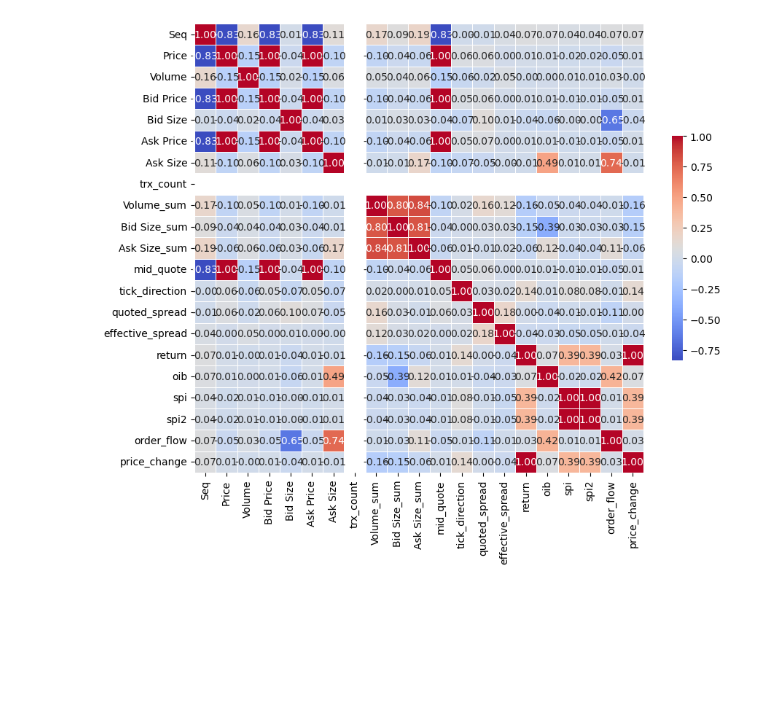
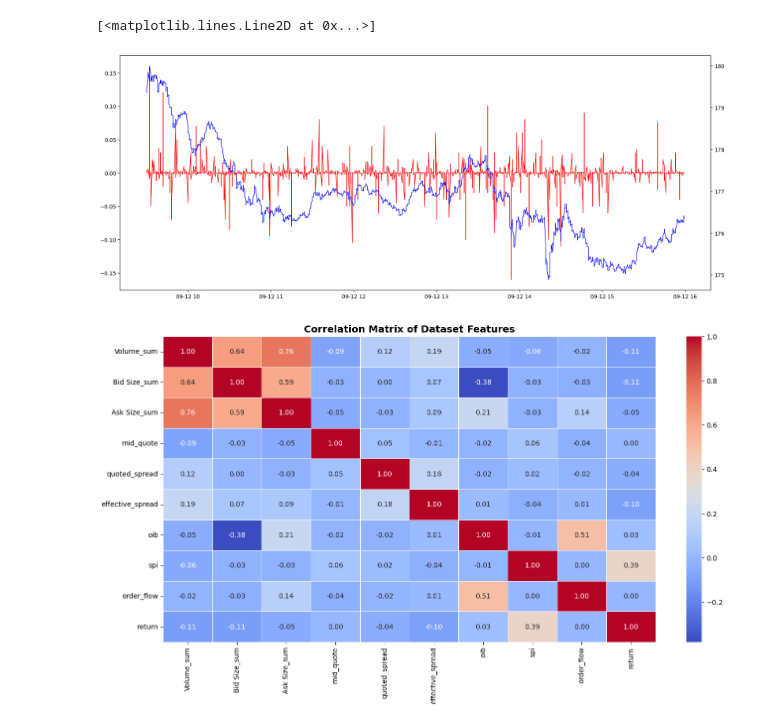
Before and after one commit to Teofebano/MFMM_CW1, a Jupyter notebook: plot_stock_price_v3.ipynb, the cells around one changed output. Saved outputs shown, nothing was run; the diff lists cells and outputs as text; code cells hidden in the pictures; blank space fills up the shorter version.

Commit message:
feat : check OFI and spread

```diff
--- a/plot_stock_price_v3.ipynb
+++ b/plot_stock_price_v3.ipynb
@@ -147,7 +149,7 @@ def create_trade_df(df):
 
     return trade_df
 # %%
-interval_ = '1min'
+interval_ = '15s'
 start_date = '2023-09-12'
 end_date = '2023-09-12'
 # %%
@@ -260,15 +208,21 @@ plt.show()
+# %%
+fig, ax1 = plt.subplots(1, 1, figsize=(20,8), sharex=True)
+ax2 = ax1.twinx()
+
+ax1.plot(trade_df.index, trade_df['spi'], linestyle='-', color='r', linewidth=1)
+ax2.plot(trade_df.index, trade_df['Price'], linestyle='-', color='b', linewidth=1)
+# %% [output]
+[<matplotlib.lines.Line2D at 0x...>]
+[figure, added]
 # %%
-# Calculate the correlation matrix
-corr_matrix = trade_df.corr()
+features = ['Volume_sum', 'Bid Size_sum', 'Ask Size_sum', 'mid_quote', 'quoted_spread', 'effective_spread', 'oib', 'spi', 'order_flow', 'return']
 
-# Set up the matplotlib figure
-fig, ax = plt.subplots(figsize=(10, 8))
+corr = trade_df[features].corr()
 
-# Draw the heatmap with the mask and correct aspect ratio
-sns.heatmap(corr_matrix, annot=True, fmt=".2f", cmap='coolwarm',
-            square=True, ax=ax, linewidths=.5, cbar_kws={"shrink": .5})
-
+plt.figure(figsize=(16, 8))
+sns.heatmap(corr, annot=True, cmap='coolwarm', fmt=".2f", linewidths=0.5)
+plt.title('Correlation Matrix of Dataset Features', fontsize=14, fontweight="bold")
 plt.show()
 # %% [output]
-[figure, old version]
+[figure, new version]
 # %%
```
Also changed, not shown: parts of 16 cells of this notebook, 2 other files.
